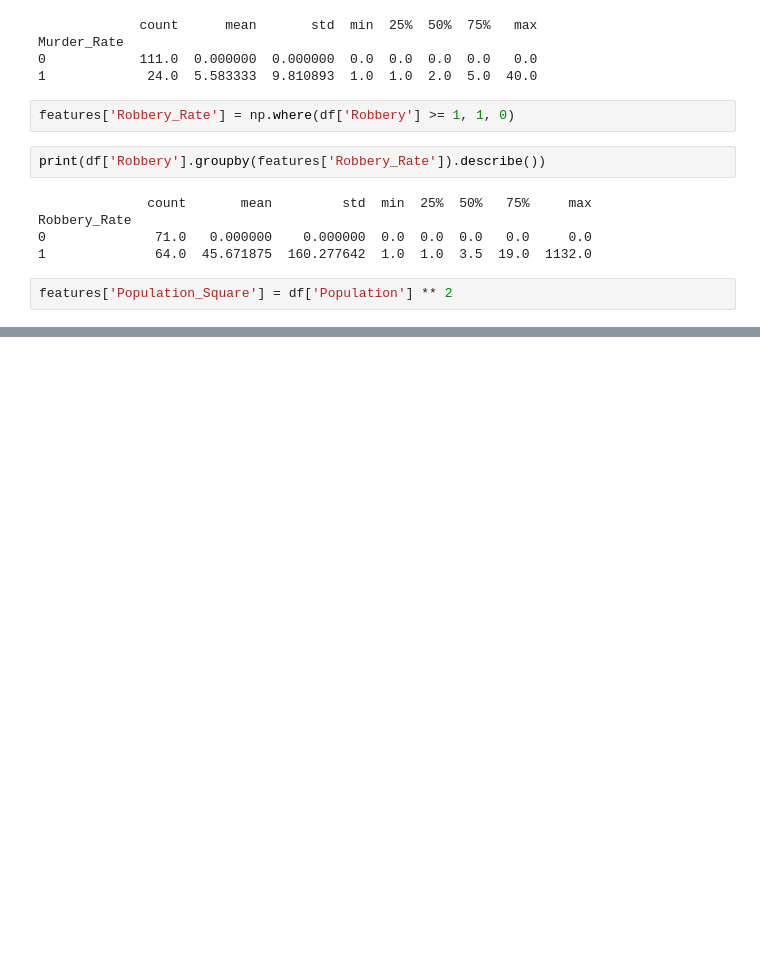
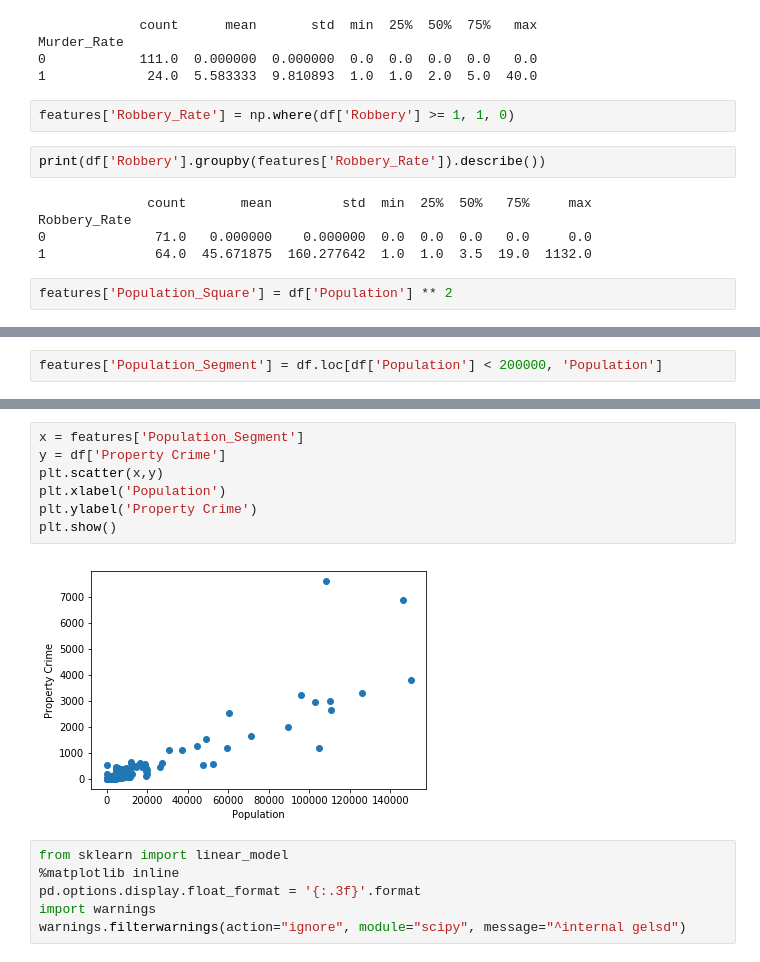
Before and after one commit to ijyaa/regression, a Jupyter notebook: Regression Data Cleaning.ipynb, the cells around one changed output, grey strips where cells are left out. Cells and saved outputs as stored; diff of their text form; blank space fills up the shorter version.

```diff
--- a/Regression Data Cleaning.ipynb
+++ b/Regression Data Cleaning.ipynb
@@ -67,0 +75,2 @@ features['Population_Square'] = df['Population'] ** 2
+# %%
+features['Population_Segment'] = df.loc[df['Population'] < 200000, 'Population']
@@ -67,0 +97,15 @@ features['Population_Square'] = df['Population'] ** 2
+# %%
+x = features['Population_Segment']
+y = df['Property Crime']
+plt.scatter(x,y)
+plt.xlabel('Population')
+plt.ylabel('Property Crime')
+plt.show()
+# %% [output]
+[figure, added]
+# %%
+from sklearn import linear_model
+%matplotlib inline
+pd.options.display.float_format = '{:.3f}'.format
+import warnings
+warnings.filterwarnings(action="ignore", module="scipy", message="^internal gelsd")
```
Also changed, not shown: parts of 3 cells of this notebook.
